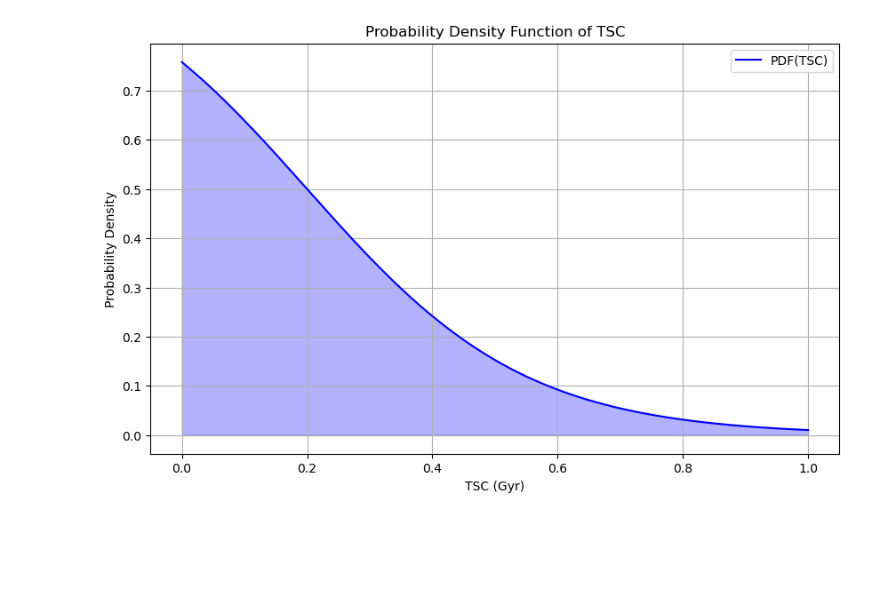
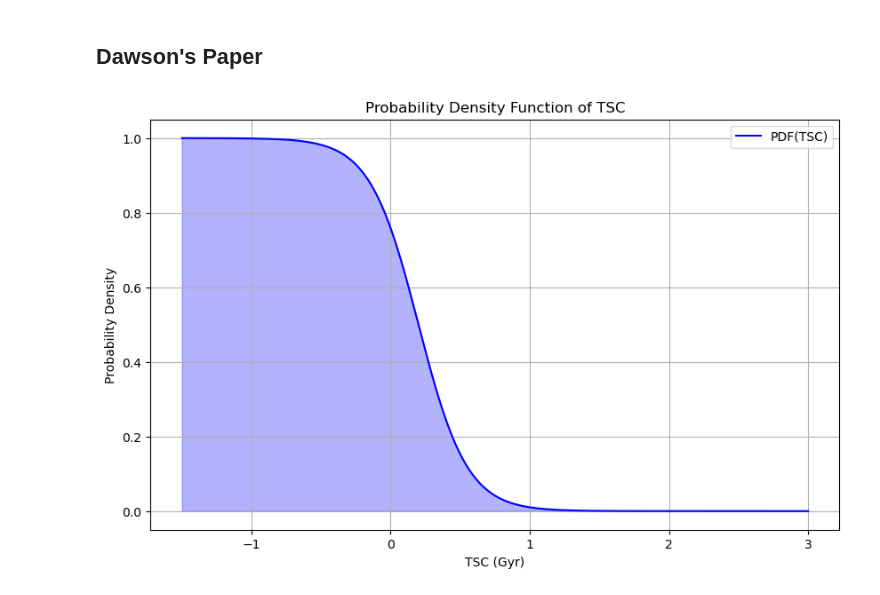
Before and after one commit to ryusei172525/SSP2024_GalaxyClusters, a Jupyter notebook: TSC_histgram.ipynb, the cells around one changed output. Cells and saved outputs as stored; diff of their text form; code cells hidden in the pictures; blank space fills up the shorter version.

```diff
--- a/TSC_histgram.ipynb
+++ b/TSC_histgram.ipynb
@@ -1,28 +6,27 @@
+# %% [markdown]
+## Dawson's Paper
 # %%
-import numpy as np
-import matplotlib.pyplot as plt
-
 # Define the PDF function
 def PDF_TSC(TSC, a, b):
     return 0.5 * (1 - np.tanh((TSC - 0.5 * a) / (0.25 * b)))
 
 # Parameters for the sigmoid function
 a = 0.4  # FWHM of the duration of the temperature boost
 b = 1.4  # Entire boost duration
-TSC_values = np.linspace(0, 1, 1000)  # TSC values from 0 to 1 Gyr
+TSC_values = np.linspace(-1.5, 3, 1000)  # TSC values from -1.5 to 3 Gyr
 
 # Calculate the PDF values
 PDF_values = PDF_TSC(TSC_values, a, b)
 
 # Create a histogram plot
 plt.figure(figsize=(10, 6))
 plt.plot(TSC_values, PDF_values, label='PDF(TSC)', color='blue')
 plt.fill_between(TSC_values, PDF_values, alpha=0.3, color='blue')
 plt.title('Probability Density Function of TSC')
 plt.xlabel('TSC (Gyr)')
 plt.ylabel('Probability Density')
 plt.legend()
 plt.grid(True)
 plt.show()
 # %% [output]
-[figure, old version]
+[figure, new version]
```
Also changed, not shown: parts of 6 cells of this notebook, 1 other file.
